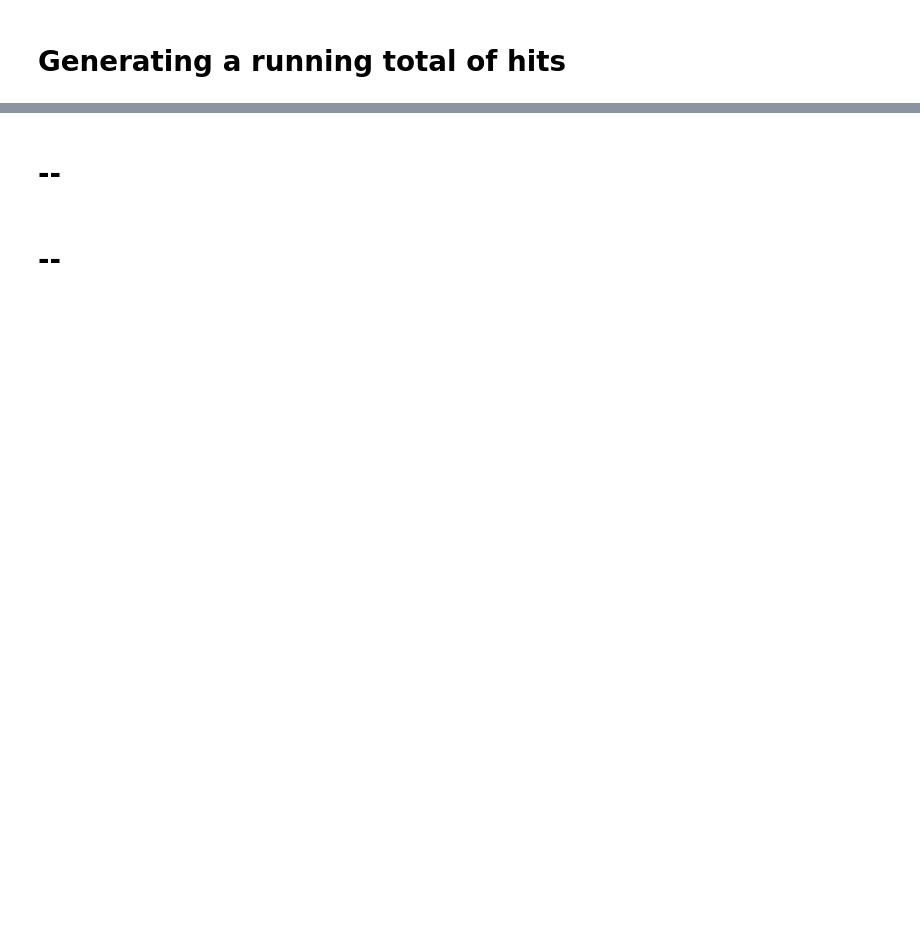
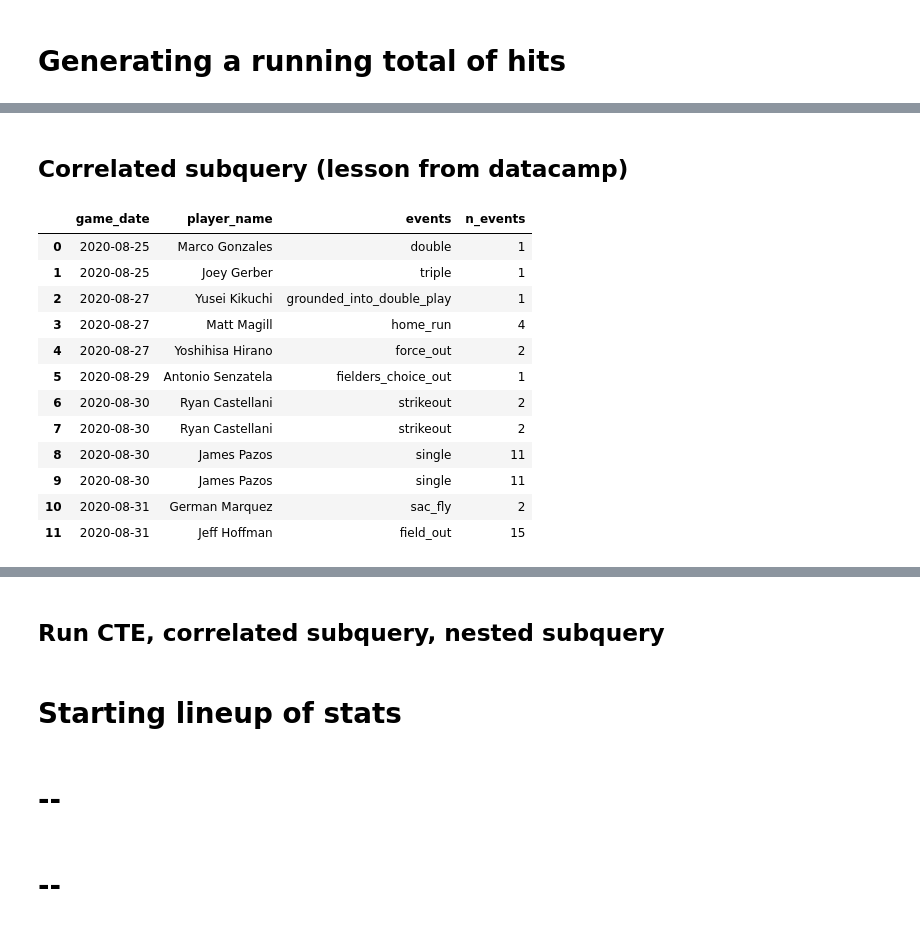
Before and after one commit to benslack19/my_DS_notes, a Jupyter notebook: SQL/SQLqueries_Padres2020.ipynb, the cells around one changed output, grey strips where cells are left out. Cells and saved outputs as stored; diff of their text form; code cells hidden in the pictures; blank space fills up the shorter version.

```diff
--- a/SQL/SQLqueries_Padres2020.ipynb
+++ b/SQL/SQLqueries_Padres2020.ipynb
@@ -265,0 +417,47 @@ pd.read_sql_query(sql_query, con)
+# %% [markdown]
+## Correlated subquery (lesson from datacamp)
+# %%
+# Find where Machado he reached two events for the first time
+
+sql_query = """
+
+WITH t AS
+    (SELECT game_date, at_bat_number, player_name, events,
+           COUNT(events) OVER(PARTITION BY events ORDER BY game_date, at_bat_number) AS n_events
+    FROM statcast2020
+    WHERE batter = (SELECT DISTINCT key_mlbam
+                    FROM player_id
+                    WHERE name_last = 'machado'
+                    AND name_first = 'manny')
+    AND events IS NOT NULL
+    AND CURRENT_DATE - CAST(game_date AS DATE) < 10
+    ORDER BY game_date, at_bat_number)
+
+SELECT main.game_date,
+       main.player_name,
+       main.events,
+       main.n_events
+FROM t AS main
+WHERE
+      (main.n_events) >=
+          (SELECT (MAX(sub.n_events))
+           FROM t AS sub
+           WHERE main.events = sub.events)
+
+;
+"""
+pd.read_sql_query(sql_query, con)
+# %% [output]
+|  | game_date | player_name | events | n_events |
+| 0 | 2020-08-25 | Marco Gonzales | double | 1 |
+| 1 | 2020-08-25 | Joey Gerber | triple | 1 |
+| 2 | 2020-08-27 | Yusei Kikuchi | grounded_into_double_play | 1 |
+| 3 | 2020-08-27 | Matt Magill | home_run | 4 |
+| 4 | 2020-08-27 | Yoshihisa Hirano | force_out | 2 |
+| 5 | 2020-08-29 | Antonio Senzatela | fielders_choice_out | 1 |
+| 6 | 2020-08-30 | Ryan Castellani | strikeout | 2 |
+| 7 | 2020-08-30 | Ryan Castellani | strikeout | 2 |
+| 8 | 2020-08-30 | James Pazos | single | 11 |
+| 9 | 2020-08-30 | James Pazos | single | 11 |
+| 10 | 2020-08-31 | German Marquez | sac_fly | 2 |
+| 11 | 2020-08-31 | Jeff Hoffman | field_out | 15 |
@@ -266,3 +465,7 @@ pd.read_sql_query(sql_query, con)
+# %% [markdown]
+## Run CTE, correlated subquery, nested subquery
+# %% [markdown]
+# Starting lineup of stats
 # %% [markdown]
 # --
 # %% [markdown]
```
Also changed, not shown: parts of 16 cells of this notebook, 9 other files.
